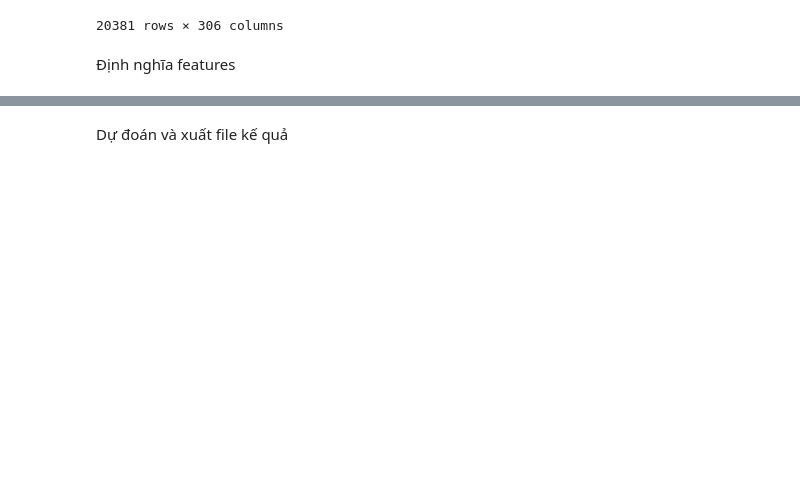
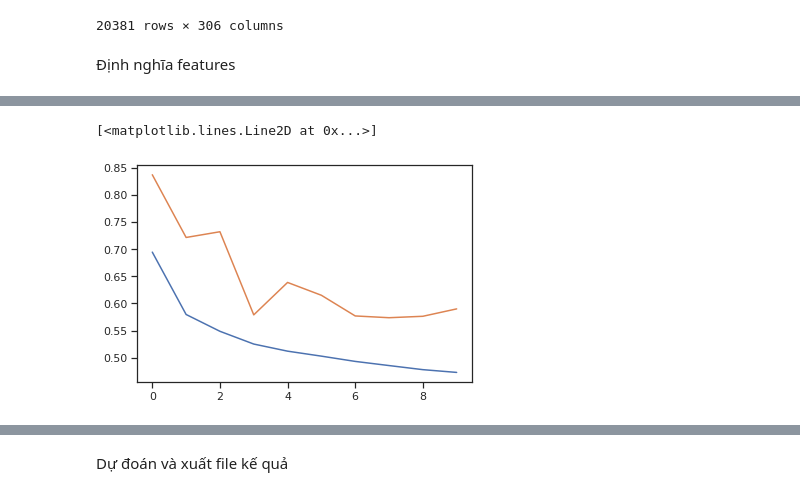
Before and after one commit to quanvu0996/compet, a Jupyter notebook: kalapa_4student_net2_tensorflow.ipynb, the cells around one changed output, grey strips where cells are left out. Saved outputs shown, nothing was run; the diff lists cells and outputs as text; code cells hidden in the pictures; blank space fills up the shorter version.

```diff
--- a/kalapa_4student_net2_tensorflow.ipynb
+++ b/kalapa_4student_net2_tensorflow.ipynb
@@ -34,6 +45,7 @@ def load_data(train_path, test_path, label_col = 'label'):
     return train_set, test_set
 
 train_set, test_set = load_data( train_path, test_path )
+train_set = train_set[train_set['label'].isin( [0,1] )]
 cols = train_set.columns
 # %%
 train_set.info()
@@ -141,10 +153,10 @@ def trans_date_fts(df, col, format = 'yyyy-mm-dd'):
   ft2 = fc.categorical_column_with_vocabulary_list(month_name, df[month_name].unique() )
   ft3 = fc.categorical_column_with_vocabulary_list(day_name, df[day_name].unique() )
   ft = fc.crossed_column([ft1, ft2, ft3], hash_bucket_size = 366)
-  ft = fc.embedding_column(ft, dimension= 64)
-  ft1_1 = fc.embedding_column(ft1, dimension= 8)
-  ft2_1 = fc.embedding_column(ft2, dimension= 8)
-  ft3_1 = fc.embedding_column(ft3, dimension= 16)
+  ft = fc.embedding_column(ft, dimension= 8)
+  ft1_1 = fc.embedding_column(ft1, dimension= 4)
+  ft2_1 = fc.embedding_column(ft2, dimension= 4)
+  ft3_1 = fc.embedding_column(ft3, dimension= 4)
 
   ft_1 = fc.numeric_column(day_num_name, dtype=tf.float32)
 
@@ -224,7 +236,7 @@ for col in cols_fts_num:
 # Với các biến categorical, embed với số chiều bằng 1/10 +1 số chiều gốc
 def embed_trans(feature_name, vocab):
   ft = fc.categorical_column_with_vocabulary_list(feature_name, vocab)
-  ft = fc.embedding_column( ft,dimension= int(len(vocab)/10) +5 )
+  ft = fc.embedding_column( ft,dimension= int(len(vocab)/5) +3 )
   return ft
 for col in cols_categorical:
   vocabulary = train_set[col].unique()
@@ -256,17 +268,19 @@ nets_2 = Sequential(
     [
     feature_layer,
     BatchNormalization (),
-    Dense(512, activation ='relu'),
+    Dense(124, activation ='elu', kernel_initializer = 'he_normal'),
     Dropout(0.25),
+    # BatchNormalization (),
+    # Dense(256, activation ='relu'),
+    # Dropout(0.25),
+    # BatchNormalization (),
+    # Dense(128, activation ='relu'),
+    # Dropout(0.25),
+    # BatchNormalization (),
+    # Dense(64, activation ='relu'),
+    # Dropout(0.15),
+    # BatchNormalization (),
+    # Dense(16, activation ='elu', kernel_initializer = 'he_normal'),
     BatchNormalization (),
-    Dense(256, activation ='relu'),
-    Dropout(0.25),
-    BatchNormalization (),
-    Dense(128, activation ='relu'),
-    Dropout(0.25),
-    BatchNormalization (),
-    Dense(64, activation ='relu'),
-    Dropout(0.25),
-    Dense(16, activation ='relu'),
-    Dense(1, activation ='sigmoid')])
-nets_2.compile(optimizer = 'adam', loss = 'binary_crossentropy', metrics = ['acc', AUC() ] ) #, Precision(), Recall()] )
+    Dense(1, activation ='sigmoid', kernel_initializer = 'he_normal')])
+nets_2.compile(optimizer = 'RMSprop', loss = 'binary_crossentropy', metrics = [ AUC() ] ) #, Precision(), Recall()] )
@@ -278,7 +297,9 @@ predict_ds = df_to_dataset(predict_data[fts_cols], predict_data['id'], shuffle=F
 # %%
 history = nets_2.fit( train_ds , epochs = 10
                     , validation_data = test_ds)
-nets_2.summary()
+# nets_2.summary()
+plt.plot(history.history['loss'])
+plt.plot(history.history['val_loss'])
 # %% [output]
 Epoch 1/10
 WARNING:tensorflow:Layers in a Sequential model should only have a single input tensor, but we receive a <class 'dict'> input: {'Field_13': <tf.Tensor 'ExpandDims_10:0' shape=(None, 1) dtype=float32>, ...
@@ -300,3 +321,5 @@ _________________________________________________________________
+[<matplotlib.lines.Line2D at 0x...>]
+[figure, added]
 # %%
 def get_permutation_importance(model, X, y, k = 5 , batch_size = 2048):
   '''Get permutation feature importance
```
Also changed, not shown: parts of 13 cells of this notebook.
